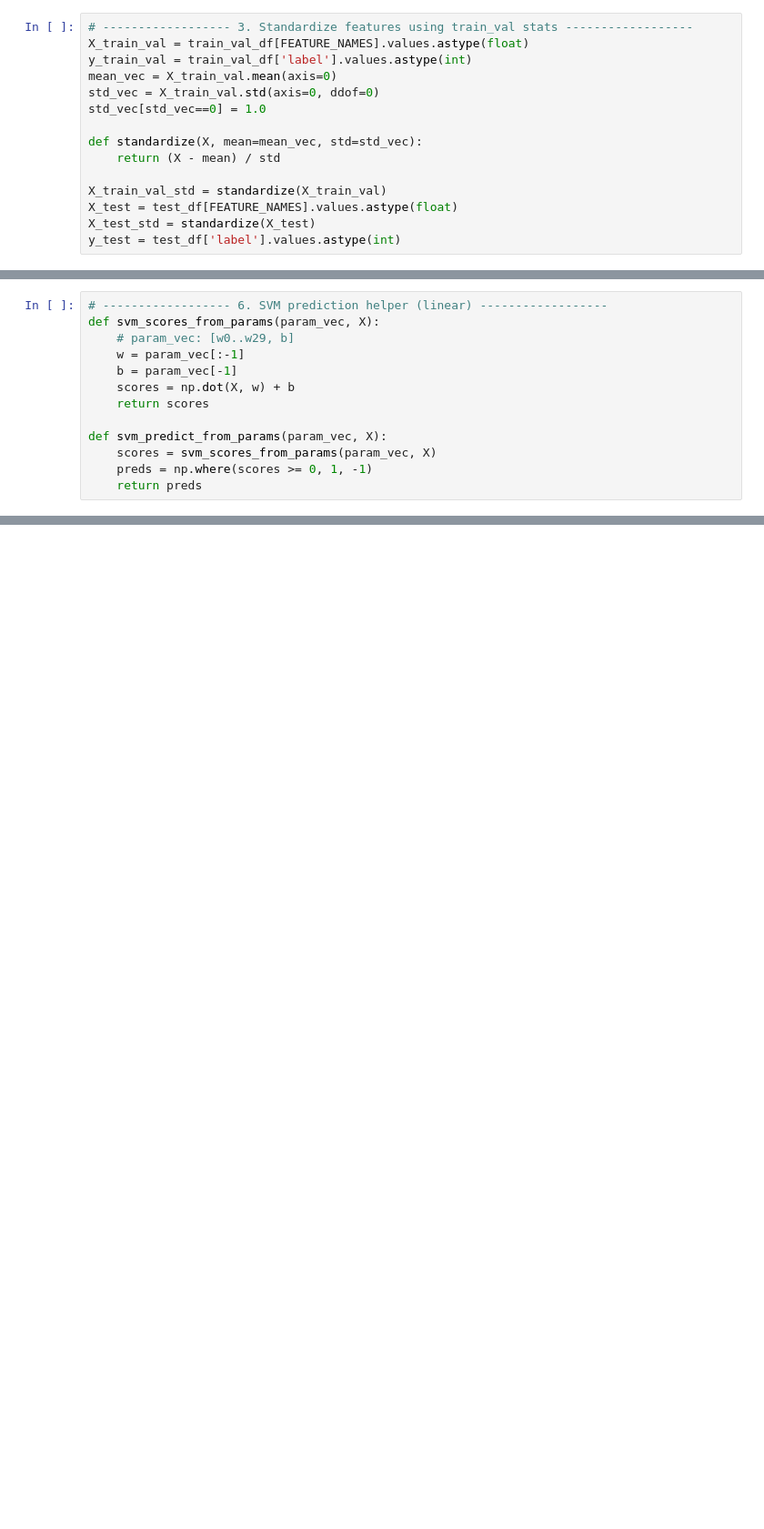
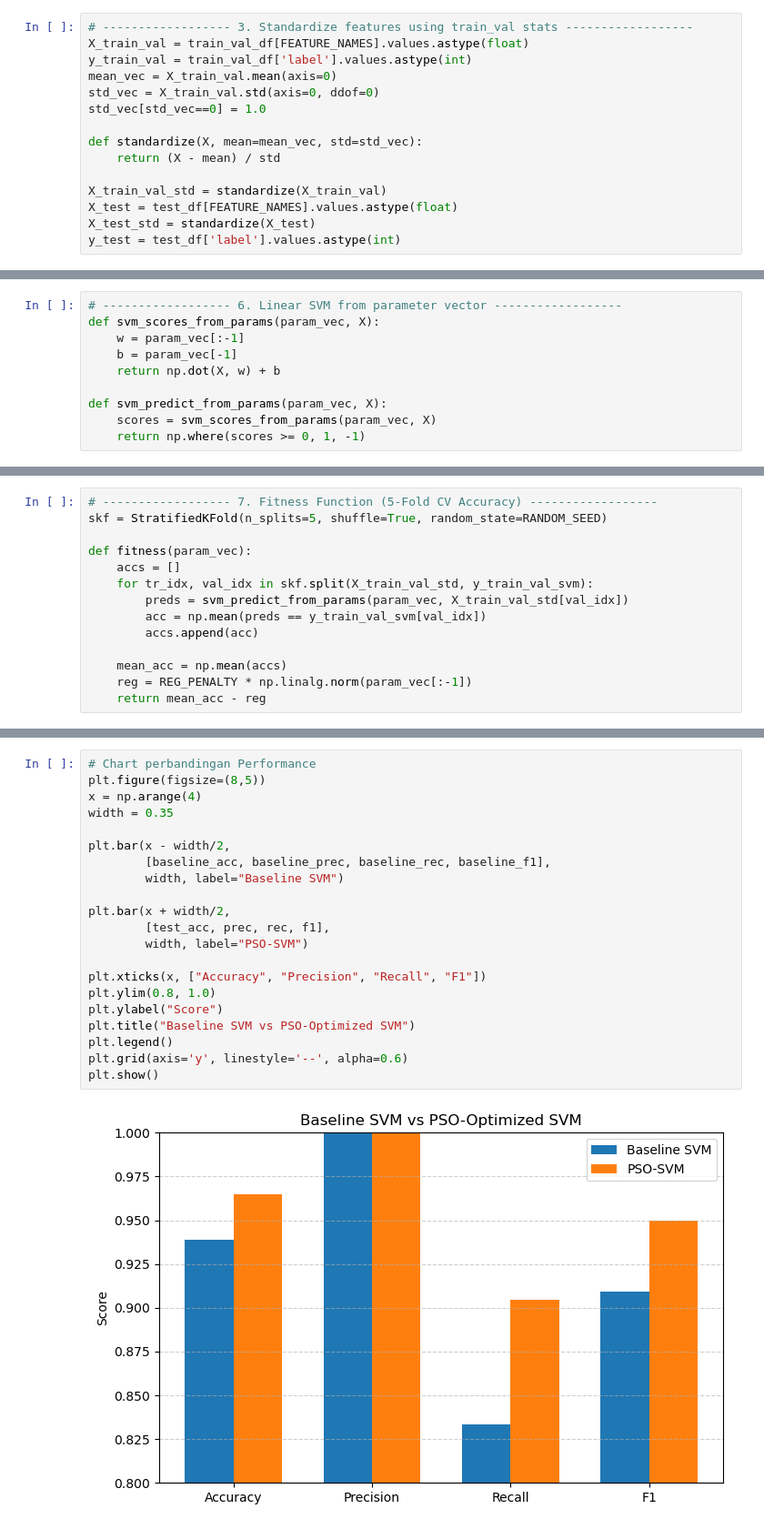
Before and after one commit to Elan34W/Breast-Cancer-SVM-with-PSO, a Jupyter notebook: main/Program.ipynb, the cells around one changed output, grey strips where cells are left out. Shown: that part at 91% size. Saved outputs shown, nothing was run; the diff lists cells and outputs as text; blank space fills up the shorter version.

```diff
--- a/main/Program.ipynb
+++ b/main/Program.ipynb
@@ -163,13 +236,10 @@ def precision_recall_f1(y_true, y_pred):
 # %%
-# ------------------ 6. SVM prediction helper (linear) ------------------
+# ------------------ 6. Linear SVM from parameter vector ------------------
 def svm_scores_from_params(param_vec, X):
-    # param_vec: [w0..w29, b]
     w = param_vec[:-1]
     b = param_vec[-1]
-    scores = np.dot(X, w) + b
-    return scores
+    return np.dot(X, w) + b
 
 def svm_predict_from_params(param_vec, X):
     scores = svm_scores_from_params(param_vec, X)
-    preds = np.where(scores >= 0, 1, -1)
-    return preds
+    return np.where(scores >= 0, 1, -1)
@@ -205 +246,15 @@ fitness = make_cv_fitness(X_train_val_std, y_train_val_svm, k=5)
+# %%
+# ------------------ 7. Fitness Function (5-Fold CV Accuracy) ------------------
+skf = StratifiedKFold(n_splits=5, shuffle=True, random_state=RANDOM_SEED)
+
+def fitness(param_vec):
+    accs = []
+    for tr_idx, val_idx in skf.split(X_train_val_std, y_train_val_svm):
+        preds = svm_predict_from_params(param_vec, X_train_val_std[val_idx])
+        acc = np.mean(preds == y_train_val_svm[val_idx])
+        accs.append(acc)
+
+    mean_acc = np.mean(accs)
+    reg = REG_PENALTY * np.linalg.norm(param_vec[:-1])
+    return mean_acc - reg
 # %%
@@ -358 +420,24 @@ Saved pso_history.csv and best_svm_params.npy
+# %%
+# Chart perbandingan Performance
+plt.figure(figsize=(8,5))
+x = np.arange(4)
+width = 0.35
+
+plt.bar(x - width/2,
+        [baseline_acc, baseline_prec, baseline_rec, baseline_f1],
+        width, label="Baseline SVM")
+
+plt.bar(x + width/2,
+        [test_acc, prec, rec, f1],
+        width, label="PSO-SVM")
+
+plt.xticks(x, ["Accuracy", "Precision", "Recall", "F1"])
+plt.ylim(0.8, 1.0)
+plt.ylabel("Score")
+plt.title("Baseline SVM vs PSO-Optimized SVM")
+plt.legend()
+plt.grid(axis='y', linestyle='--', alpha=0.6)
+plt.show()
+# %% [output]
+[figure, added]
 # %%
```
Also changed, not shown: parts of 22 cells of this notebook.
